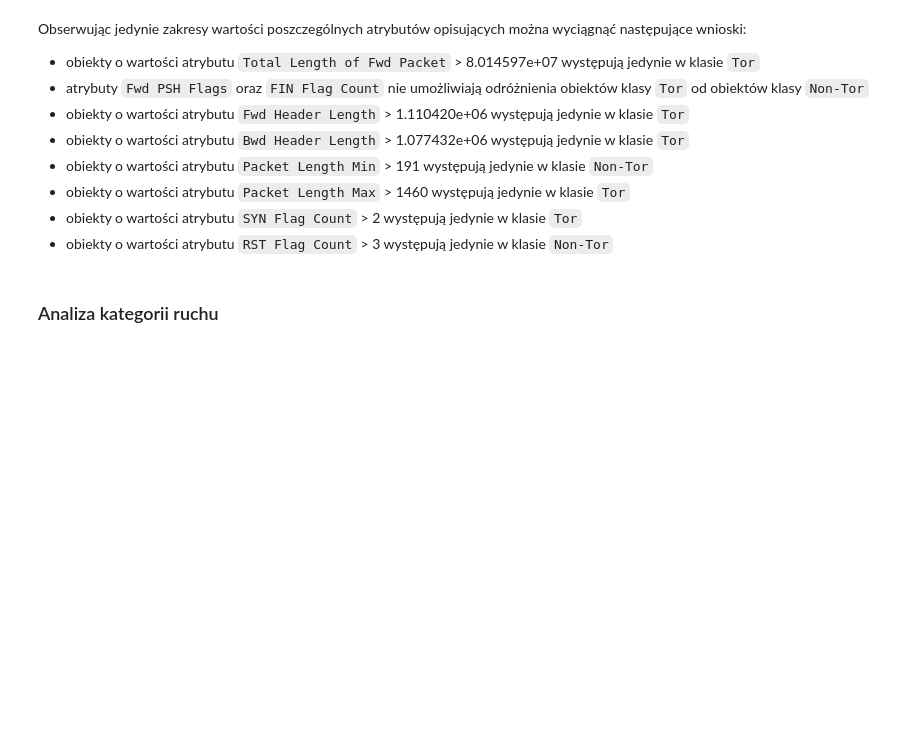
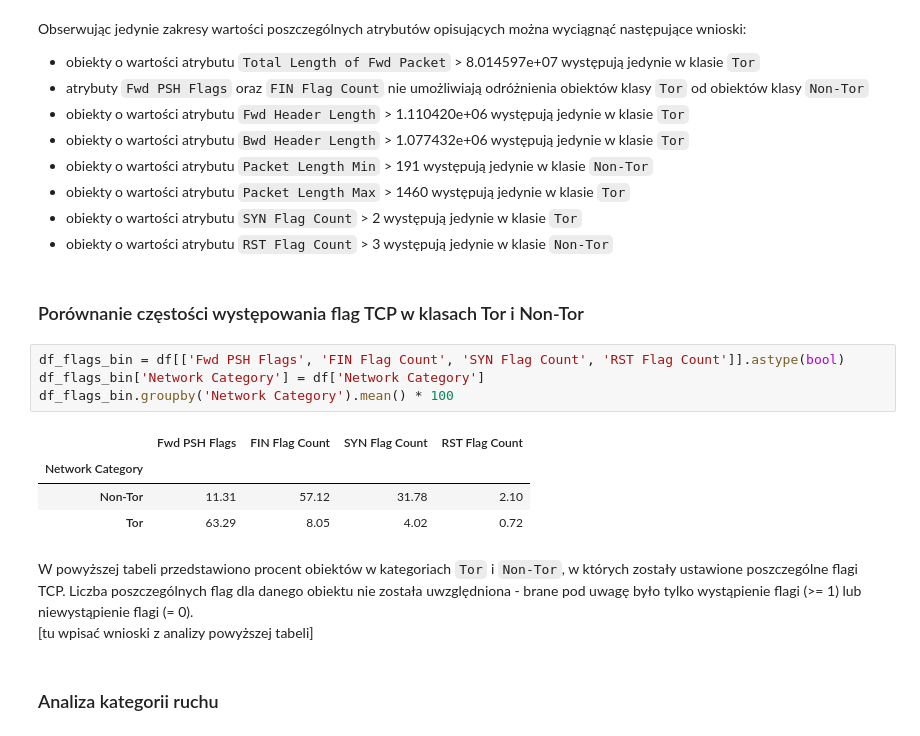
Before and after one commit to lamachan/PRiAD_projekt, a Jupyter notebook: PRiAD_projekt.ipynb, the cells around one changed output. Cells and saved outputs as stored; diff of their text form; blank space fills up the shorter version.

Commit message:
flagi w tor vs non-tor

```diff
--- a/PRiAD_projekt.ipynb
+++ b/PRiAD_projekt.ipynb
@@ -190,6 +190,20 @@ Obserwując jedynie zakresy wartości poszczególnych atrybutów opisujących mo
 * obiekty o wartości atrybutu `Packet Length Max` > 1460 występują jedynie w klasie `Tor`
 * obiekty o wartości atrybutu `SYN Flag Count` > 2 występują jedynie w klasie `Tor`
 * obiekty o wartości atrybutu `RST Flag Count` > 3 występują jedynie w klasie `Non-Tor`
+# %% [markdown]
+### Porównanie częstości występowania flag TCP w klasach Tor i Non-Tor
+# %%
+df_flags_bin = df[['Fwd PSH Flags', 'FIN Flag Count', 'SYN Flag Count', 'RST Flag Count']].astype(bool)
+df_flags_bin['Network Category'] = df['Network Category']
+df_flags_bin.groupby('Network Category').mean() * 100
+# %% [output]
+|  | Fwd PSH Flags | FIN Flag Count | SYN Flag Count | RST Flag Count |
+| Network Category |  |  |  |  |
+| Non-Tor | 11.31 | 57.12 | 31.78 | 2.10 |
+| Tor | 63.29 | 8.05 | 4.02 | 0.72 |
+# %% [markdown]
+W powyższej tabeli przedstawiono procent obiektów w kategoriach `Tor` i `Non-Tor`, w których zostały ustawione poszczególne flagi TCP. Liczba poszczególnych flag dla danego obiektu nie została uwzględniona - brane pod uwagę było tylko wystąpienie flagi (>= 1) lub niewystąpienie flagi (= 0).
+[tu wpisać wnioski z analizy powyższej tabeli]
 # %% [markdown]
 ### Analiza kategorii ruchu
 # %%
```
